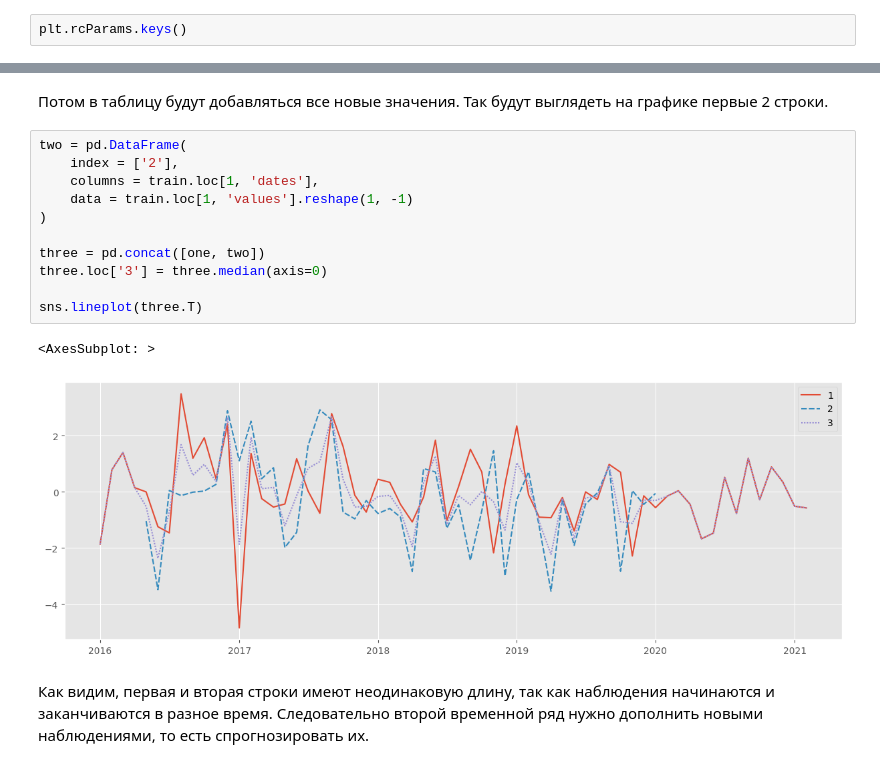
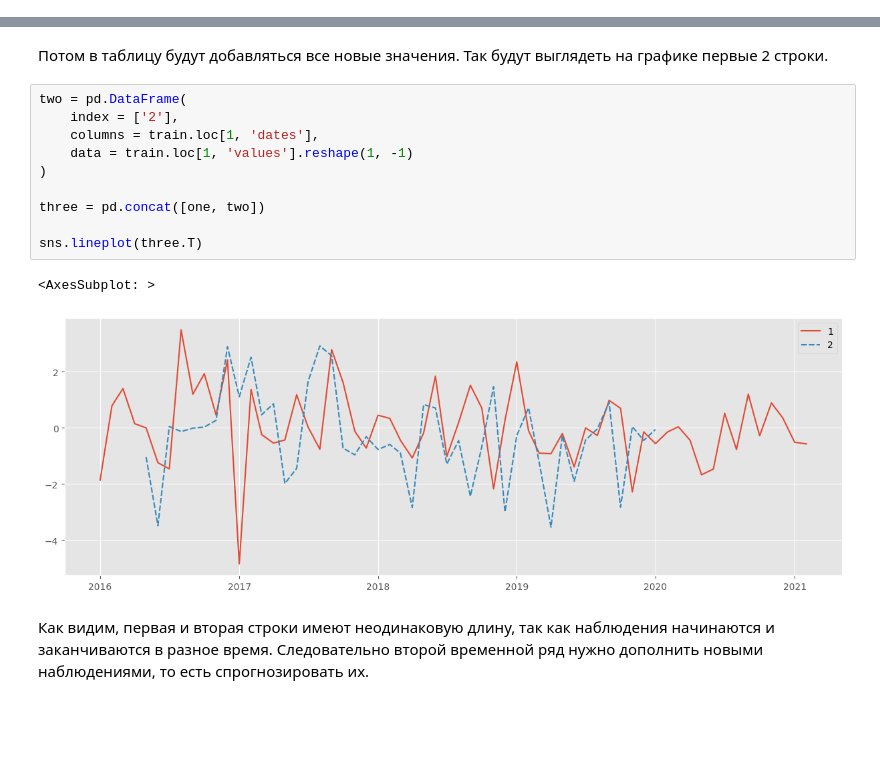
Before and after one commit to georgekovin/Clovery-Test-MD, a Jupyter notebook: training.ipynb, the cells around one changed output, grey strips where cells are left out. Cells and saved outputs as stored; diff of their text form; blank space fills up the shorter version.

```diff
--- a/training.ipynb
+++ b/training.ipynb
@@ -14,5 +18,3 @@ plt.rcParams['figure.figsize'] = (15, 5)
 
 import warnings
 warnings.filterwarnings('ignore')
-# %%
-plt.rcParams.keys()
@@ -116,17 +100,16 @@ one
 # %%
 two = pd.DataFrame(
     index = ['2'],
     columns = train.loc[1, 'dates'],
     data = train.loc[1, 'values'].reshape(1, -1)
 )
 
 three = pd.concat([one, two])
-three.loc['3'] = three.median(axis=0)
 
 sns.lineplot(three.T)
 # %% [output]
 <AxesSubplot: >
-[figure, old version]
+[figure, new version]
 # %% [markdown]
 Как видим, первая и вторая строки имеют неодинаковую длину, так как наблюдения начинаются и заканчиваются в разное время. Следовательно второй временной ряд нужно дополнить новыми наблюдениями, то есть спрогнозировать их.
 # %%
```
Also changed, not shown: parts of 9 cells of this notebook.
